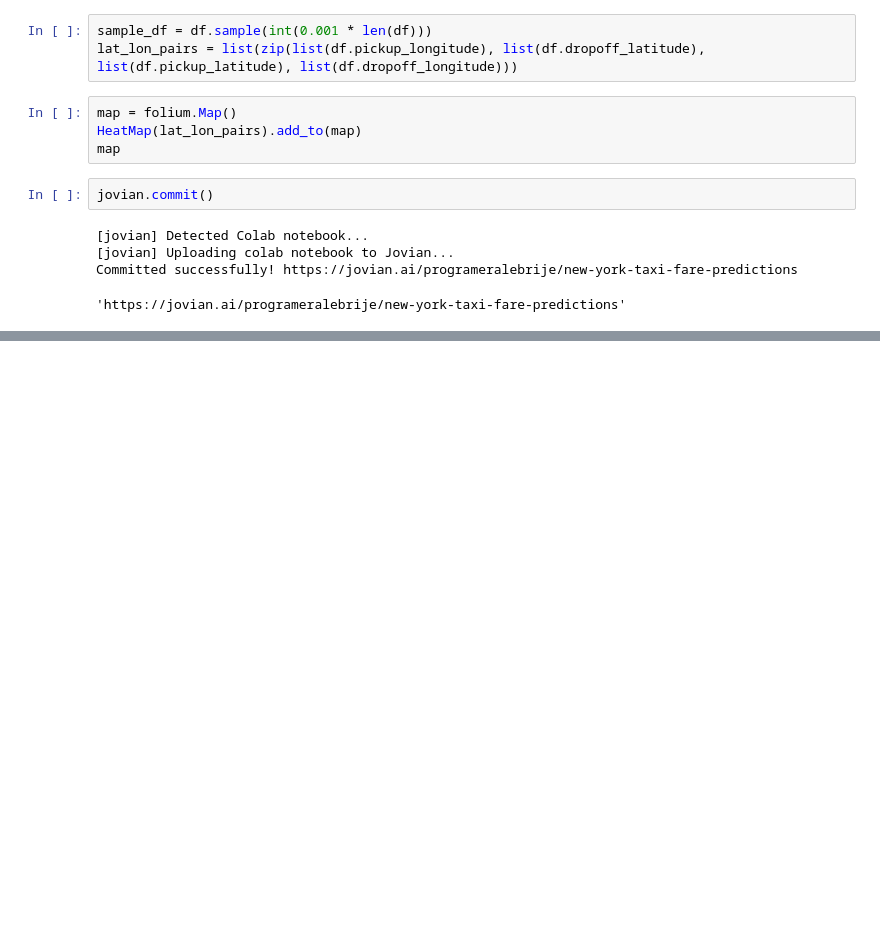
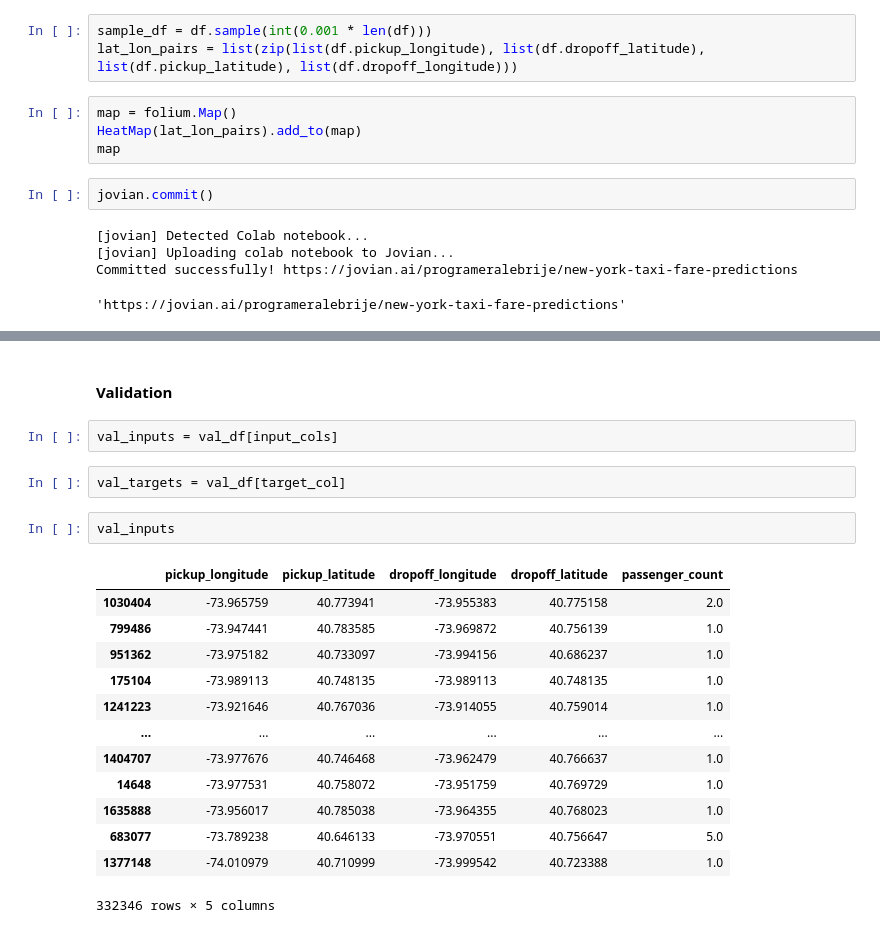
Before and after one commit to programeralebrije/MachineLearningNYtaxi, a Jupyter notebook: new_york_taxi_fare_predictions.ipynb, the cells around one changed output, grey strips where cells are left out. Cells and saved outputs as stored; diff of their text form; blank space fills up the shorter version.

```diff
--- a/new_york_taxi_fare_predictions.ipynb
+++ b/new_york_taxi_fare_predictions.ipynb
@@ -503,0 +587,22 @@ Committed successfully! https://jovian.ai/programeralebrije/new-york-taxi-fare-p
+# %% [markdown]
+#### Validation
+# %%
+val_inputs = val_df[input_cols]
+# %%
+val_targets = val_df[target_col]
+# %%
+val_inputs
+# %% [output]
+|  | pickup_longitude | pickup_latitude | dropoff_longitude | dropoff_latitude | passenger_count |
+| 1030404 | -73.965759 | 40.773941 | -73.955383 | 40.775158 | 2.0 |
+| 799486 | -73.947441 | 40.783585 | -73.969872 | 40.756139 | 1.0 |
+| 951362 | -73.975182 | 40.733097 | -73.994156 | 40.686237 | 1.0 |
+| 175104 | -73.989113 | 40.748135 | -73.989113 | 40.748135 | 1.0 |
+| 1241223 | -73.921646 | 40.767036 | -73.914055 | 40.759014 | 1.0 |
+| ... | ... | ... | ... | ... | ... |
+| 1404707 | -73.977676 | 40.746468 | -73.962479 | 40.766637 | 1.0 |
+| 14648 | -73.977531 | 40.758072 | -73.951759 | 40.769729 | 1.0 |
+| 1635888 | -73.956017 | 40.785038 | -73.964355 | 40.768023 | 1.0 |
+| 683077 | -73.789238 | 40.646133 | -73.970551 | 40.756647 | 5.0 |
+| 1377148 | -74.010979 | 40.710999 | -73.999542 | 40.723388 | 1.0 |
+332346 rows × 5 columns
```
Also changed, not shown: parts of 27 cells of this notebook.
